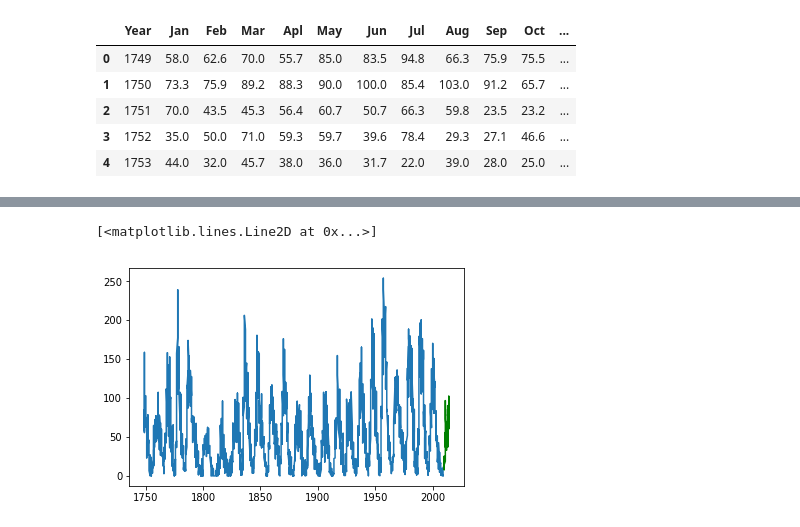
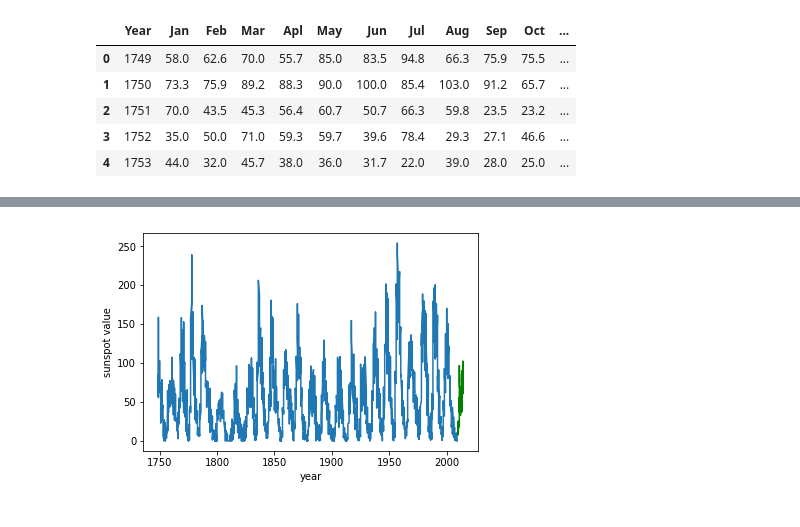
Before and after one commit to douglashsabreu/MachineLearning, a Jupyter notebook: LinearRegression/Sunspot Linear Regression.ipynb, the cells around one changed output, grey strips where cells are left out. Saved outputs shown, nothing was run; the diff lists cells and outputs as text; code cells hidden in the pictures.

Commit message:
Sunspot regression done. Need normalization and CV

```diff
--- a/LinearRegression/Sunspot Linear Regression.ipynb
+++ b/LinearRegression/Sunspot Linear Regression.ipynb
@@ -62,16 +40,18 @@ _df.groupby('year').describe()
 # %%
 # Test set: 5 recent years [2010 ~ 2014]
 # 5 * 12 = 60
 # Last 60 rows
 
-X_test = _df_matrix[-60:,0]
-Y_test = _df_matrix[-60:,1]
+years_test = _df_matrix[-60:,0]
+sunspots_values_test = _df_matrix[-60:,1]
 
-X_train = _df_matrix[:-60,0]
-Y_train = _df_matrix[:-60,1]
+years_train = _df_matrix[:-60,0]
+sunspots_values_train = _df_matrix[:-60,1]
 
-plt.plot(X_train, Y_train)
-plt.plot(X_test, Y_test, 'g')
+plt.plot(years_train, sunspots_values_train)
+plt.plot(years_test, sunspots_values_test, 'g')
+plt.xlabel('year')
+plt.ylabel('sunspot value')
+plt.show()
 # %% [output]
-[<matplotlib.lines.Line2D at 0x...>]
-[figure, old version]
+[figure, new version]
```
Also changed, not shown: parts of 11 cells of this notebook.
